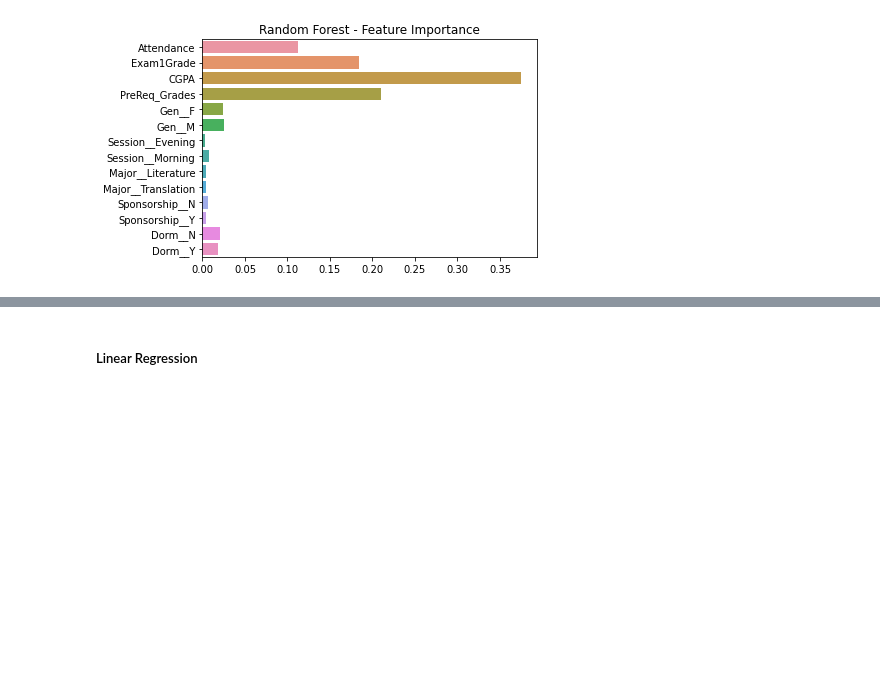
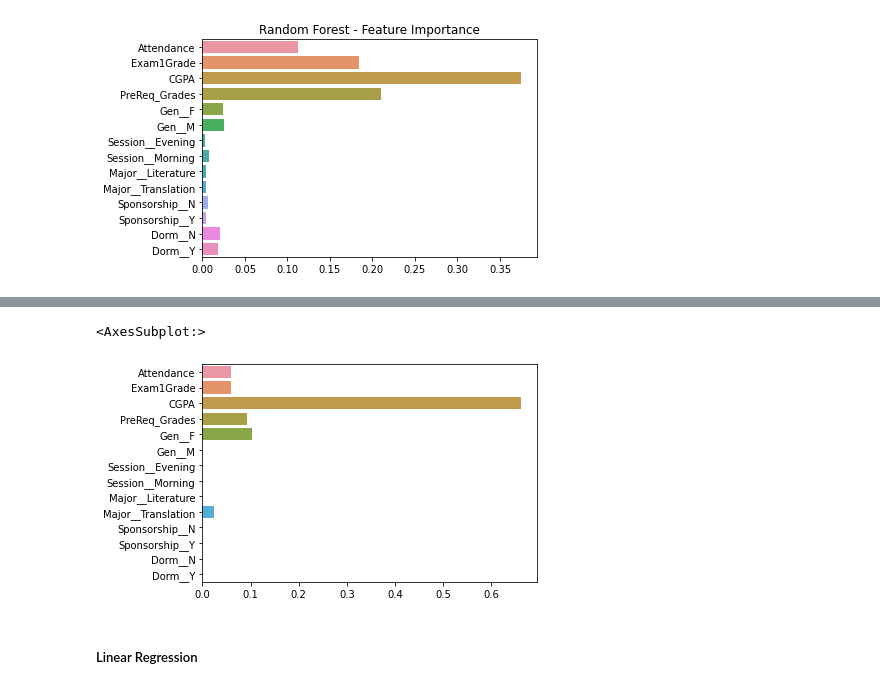
Before and after one commit to MnAppsNet/ML_on_student_performance_assignment, a Jupyter notebook: BUC_Dataset.ipynb, the cells around one changed output, grey strips where cells are left out. Drawn from its saved outputs; the diff is of its cells as text; code cells hidden in the pictures; blank space fills up the shorter version.

```diff
--- a/BUC_Dataset.ipynb
+++ b/BUC_Dataset.ipynb
@@ -220,3 +223,9 @@ sns.barplot(y=X_train.columns,x=rf.feature_importances_, orient='h')
 # %% [output]
 <AxesSubplot:title={'center':'Random Forest - Feature Importance'}>
 [figure]
+# %%
+dt = models[1][1]
+tree.export_graphviz(dt, out_file="tree.dot", class_names=["FAIL", "PASS"],feature_names=list(X_train.columns), impurity=False, filled=True)
+with open("tree.dot") as f:
+    dot_graph = f.read()
+graphviz.Source(dot_graph)
@@ -223,3 +234,8 @@ sns.barplot(y=X_train.columns,x=rf.feature_importances_, orient='h')
+# %%
+sns.barplot(y=X_train.columns,x=dt.feature_importances_, orient='h')
+# %% [output]
+<AxesSubplot:>
+[figure, added]
 # %% [markdown]
 ##### Linear Regression
 # %%
```
Also changed, not shown: parts of 6 cells of this notebook, 1 other file.
